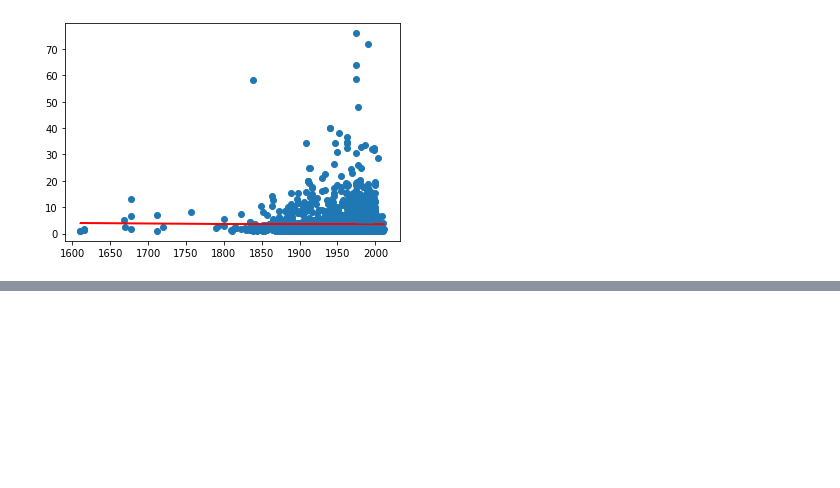
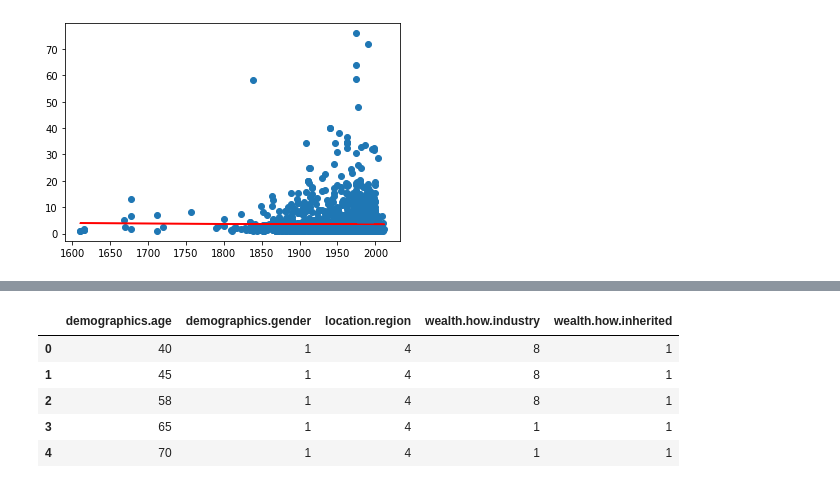
Before and after one commit to SarahMason2015/Billionaires, a Jupyter notebook: BillionairesData.ipynb, the cells around one changed output, grey strips where cells are left out. Saved outputs shown, nothing was run; the diff lists cells and outputs as text; code cells hidden in the pictures; blank space fills up the shorter version.

```diff
--- a/BillionairesData.ipynb
+++ b/BillionairesData.ipynb
@@ -283,0 +310,11 @@ multi_bills.value_counts()
+# %%
+billion_encoded = billion2df.drop(['location.citizenship'], axis = 1)
+# %%
+billion_encoded.head(5)
+# %% [output]
+|  | demographics.age | demographics.gender | location.region | wealth.how.industry | wealth.how.inherited |
+| 0 | 40 | 1 | 4 | 8 | 1 |
+| 1 | 45 | 1 | 4 | 8 | 1 |
+| 2 | 58 | 1 | 4 | 8 | 1 |
+| 3 | 65 | 1 | 4 | 1 | 1 |
+| 4 | 70 | 1 | 4 | 1 | 1 |
```
Also changed, not shown: parts of 83 cells of this notebook.
